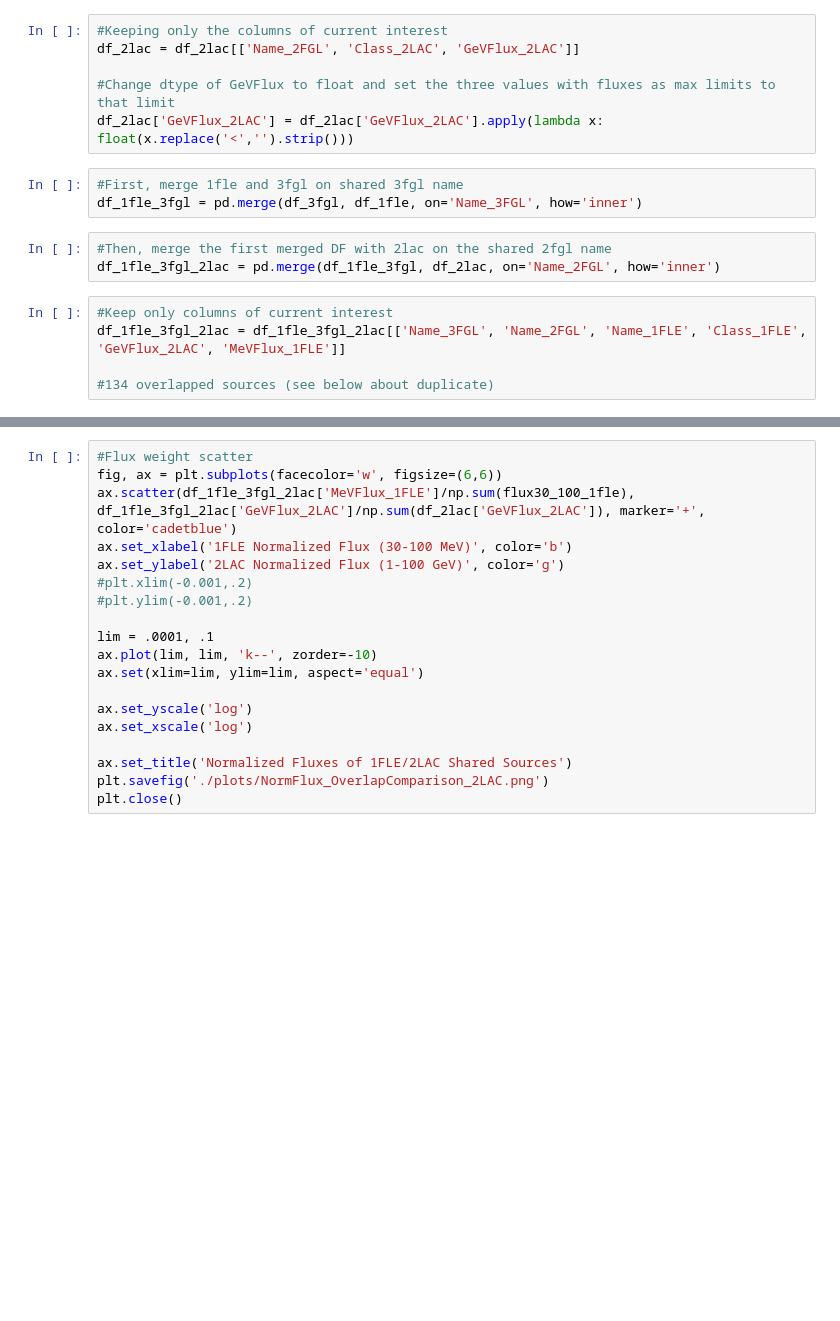
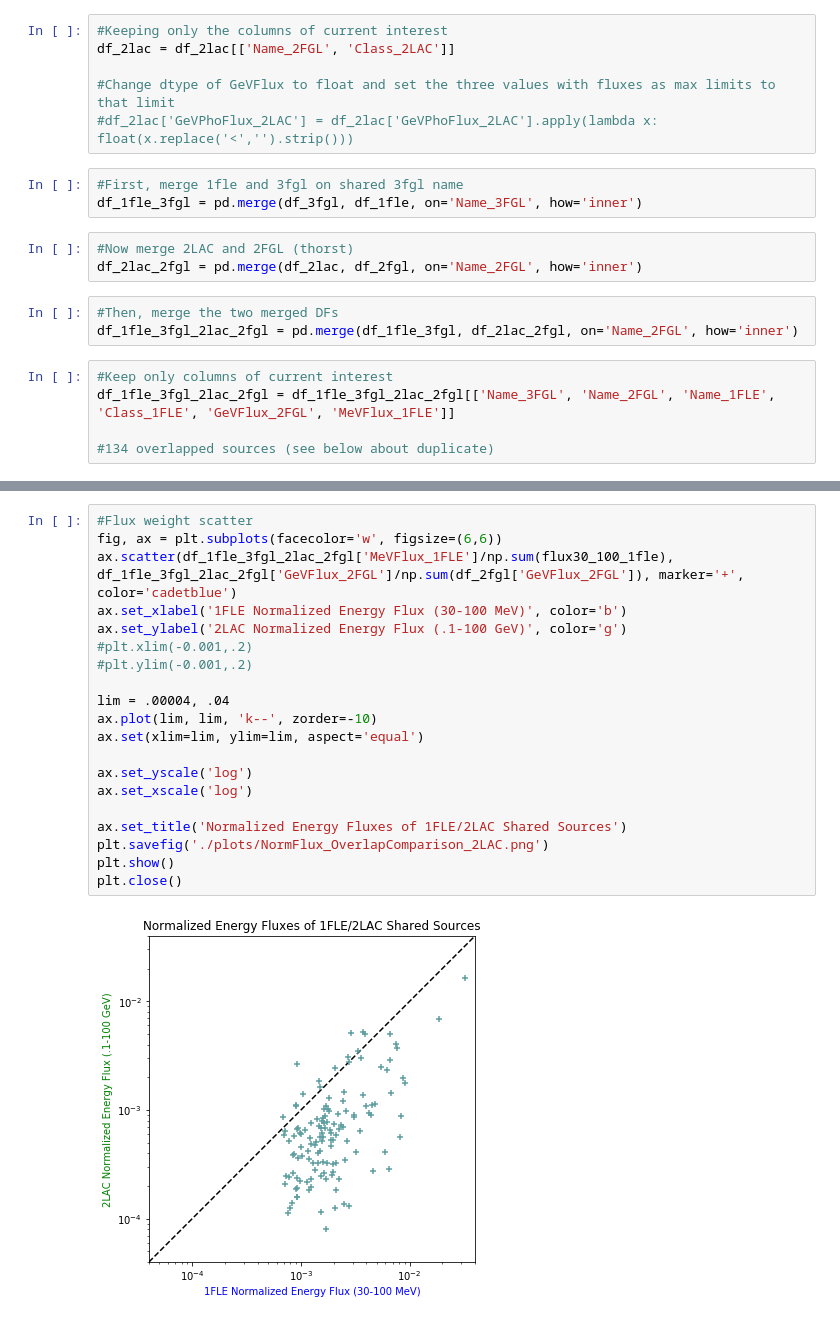
Before and after one commit to MACampana/Blazar_1FLE_Stacking, a Jupyter notebook: CatalogComp.ipynb, the cells around one changed output, grey strips where cells are left out. Cells and saved outputs as stored; diff of their text form; blank space fills up the shorter version.

```diff
--- a/CatalogComp.ipynb
+++ b/CatalogComp.ipynb
@@ -213,19 +226,22 @@ df_2lac['Name_2FGL'] = df_2lac['Name_2FGL'].apply(lambda x: x.strip())
 df_3fgl['Name_2FGL'] = df_3fgl['Name_2FGL'].apply(lambda x: x.replace(' ',''))
 # %%
 #Keeping only the columns of current interest
-df_2lac = df_2lac[['Name_2FGL', 'Class_2LAC', 'GeVFlux_2LAC']]
+df_2lac = df_2lac[['Name_2FGL', 'Class_2LAC']]
 
 #Change dtype of GeVFlux to float and set the three values with fluxes as max limits to that limit
-df_2lac['GeVFlux_2LAC'] = df_2lac['GeVFlux_2LAC'].apply(lambda x: float(x.replace('<','').strip()))
+#df_2lac['GeVPhoFlux_2LAC'] = df_2lac['GeVPhoFlux_2LAC'].apply(lambda x: float(x.replace('<','').strip()))
 # %%
 #First, merge 1fle and 3fgl on shared 3fgl name
 df_1fle_3fgl = pd.merge(df_3fgl, df_1fle, on='Name_3FGL', how='inner')
+# %%
+#Now merge 2LAC and 2FGL (thorst)
+df_2lac_2fgl = pd.merge(df_2lac, df_2fgl, on='Name_2FGL', how='inner')
 # %%
-#Then, merge the first merged DF with 2lac on the shared 2fgl name
-df_1fle_3fgl_2lac = pd.merge(df_1fle_3fgl, df_2lac, on='Name_2FGL', how='inner')
+#Then, merge the two merged DFs
+df_1fle_3fgl_2lac_2fgl = pd.merge(df_1fle_3fgl, df_2lac_2fgl, on='Name_2FGL', how='inner')
 # %%
 #Keep only columns of current interest
-df_1fle_3fgl_2lac = df_1fle_3fgl_2lac[['Name_3FGL', 'Name_2FGL', 'Name_1FLE', 'Class_1FLE', 'GeVFlux_2LAC', 'MeVFlux_1FLE']]
+df_1fle_3fgl_2lac_2fgl = df_1fle_3fgl_2lac_2fgl[['Name_3FGL', 'Name_2FGL', 'Name_1FLE', 'Class_1FLE', 'GeVFlux_2FGL', 'MeVFlux_1FLE']]
 
 #134 overlapped sources (see below about duplicate)
 # %%
@@ -277,19 +296,22 @@ plt.close()
 # %%
 #Flux weight scatter
 fig, ax = plt.subplots(facecolor='w', figsize=(6,6))
-ax.scatter(df_1fle_3fgl_2lac['MeVFlux_1FLE']/np.sum(flux30_100_1fle), df_1fle_3fgl_2lac['GeVFlux_2LAC']/np.sum(df_2lac['GeVFlux_2LAC']), marker='+', color='cadetblue')
-ax.set_xlabel('1FLE Normalized Flux (30-100 MeV)', color='b')
-ax.set_ylabel('2LAC Normalized Flux (1-100 GeV)', color='g')
+ax.scatter(df_1fle_3fgl_2lac_2fgl['MeVFlux_1FLE']/np.sum(flux30_100_1fle), df_1fle_3fgl_2lac_2fgl['GeVFlux_2FGL']/np.sum(df_2fgl['GeVFlux_2FGL']), marker='+', color='cadetblue')
+ax.set_xlabel('1FLE Normalized Energy Flux (30-100 MeV)', color='b')
+ax.set_ylabel('2LAC Normalized Energy Flux (.1-100 GeV)', color='g')
 #plt.xlim(-0.001,.2)
 #plt.ylim(-0.001,.2)
 
-lim = .0001, .1
+lim = .00004, .04
 ax.plot(lim, lim, 'k--', zorder=-10)
 ax.set(xlim=lim, ylim=lim, aspect='equal')
 
 ax.set_yscale('log')
 ax.set_xscale('log')
 
-ax.set_title('Normalized Fluxes of 1FLE/2LAC Shared Sources')
+ax.set_title('Normalized Energy Fluxes of 1FLE/2LAC Shared Sources')
 plt.savefig('./plots/NormFlux_OverlapComparison_2LAC.png')
+plt.show()
 plt.close()
+# %% [output]
+[figure, added]
```
Also changed, not shown: parts of 23 cells of this notebook.
